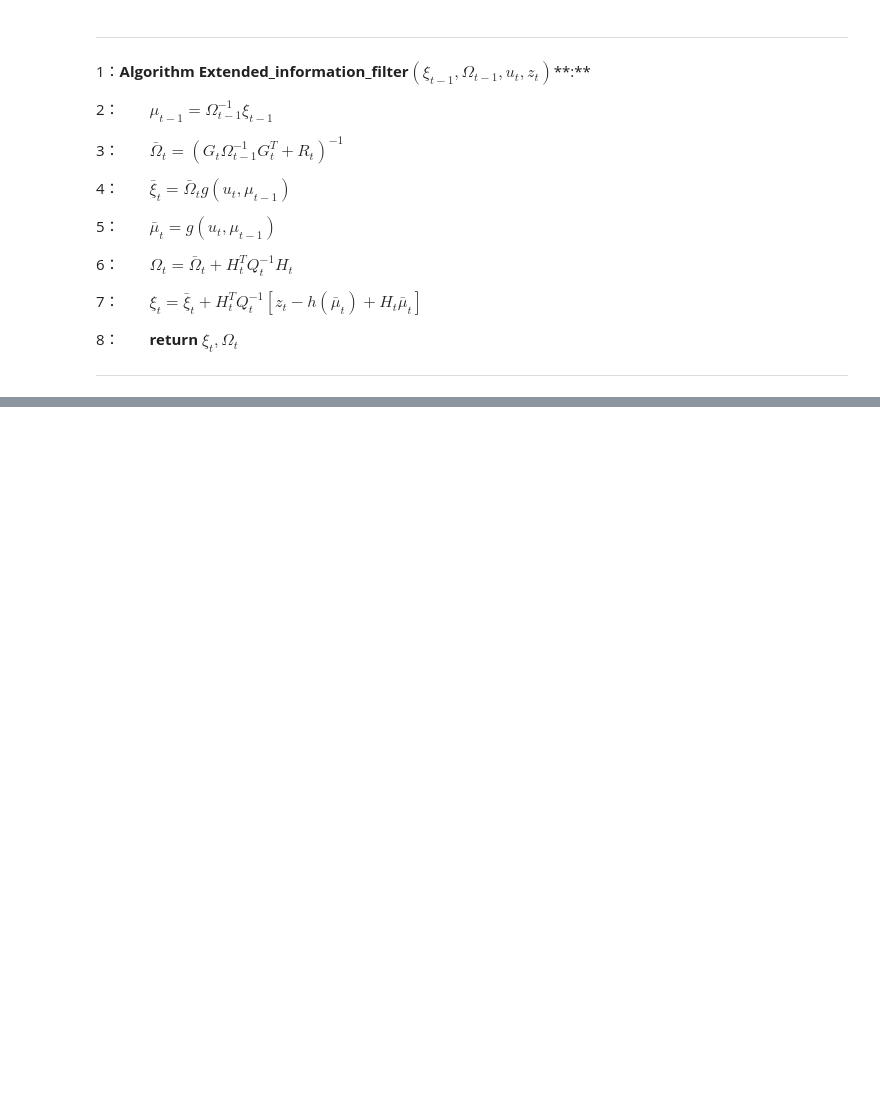
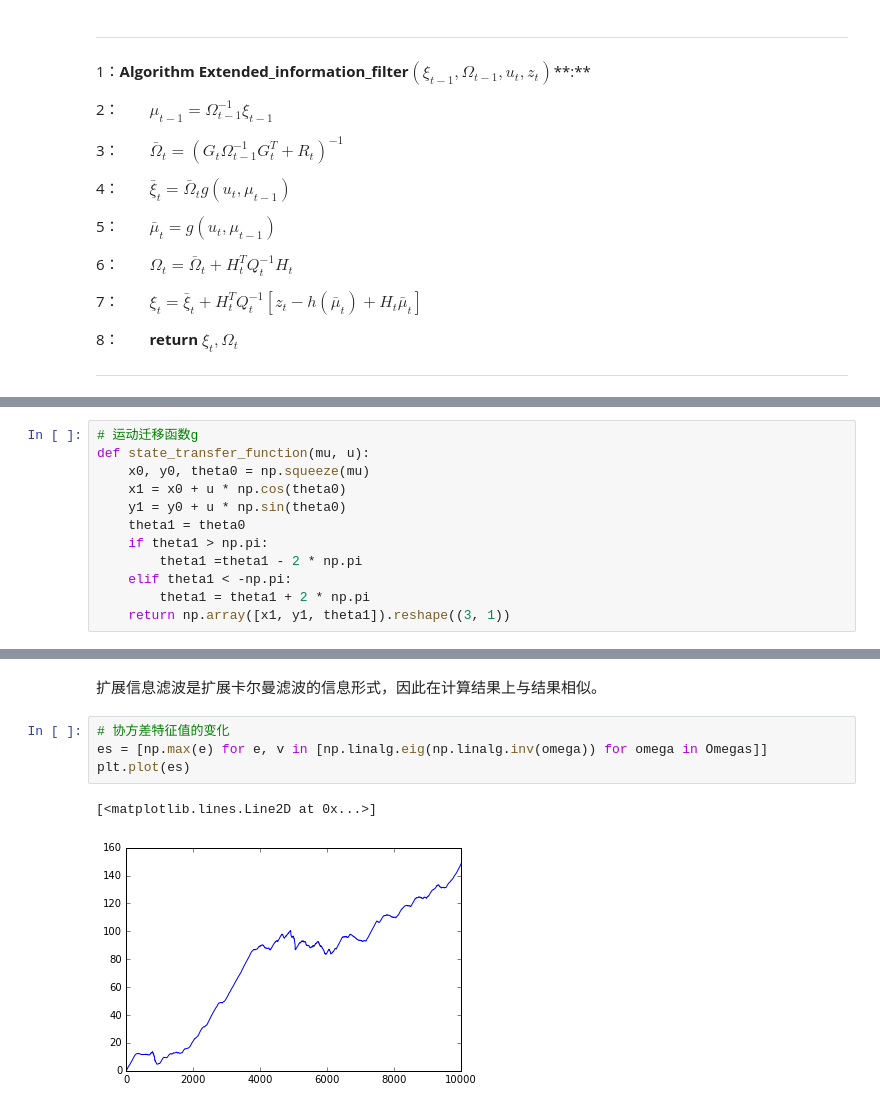
Before and after one commit to liuii/ProbRobotics, a Jupyter notebook: notebooks/01GaussianFileters/ExtendedInformationFilter.ipynb, the cells around one changed output, grey strips where cells are left out. Saved outputs shown, nothing was run; the diff lists cells and outputs as text; blank space fills up the shorter version.

```diff
--- a/notebooks/01GaussianFileters/ExtendedInformationFilter.ipynb
+++ b/notebooks/01GaussianFileters/ExtendedInformationFilter.ipynb
@@ -32,0 +49,12 @@ Z = np.load('./dataset/z.npy')
+# %%
+# 运动迁移函数g
+def state_transfer_function(mu, u):
+    x0, y0, theta0 = np.squeeze(mu)
+    x1 = x0 + u * np.cos(theta0)
+    y1 = y0 + u * np.sin(theta0)
+    theta1 = theta0
+    if theta1 > np.pi:
+        theta1 =theta1 - 2 * np.pi
+    elif theta1 < -np.pi:
+        theta1 = theta1 + 2 * np.pi
+    return np.array([x1, y1, theta1]).reshape((3, 1))
@@ -32,0 +135,9 @@ Z = np.load('./dataset/z.npy')
+# %% [markdown]
+扩展信息滤波是扩展卡尔曼滤波的信息形式，因此在计算结果上与结果相似。
+# %%
+# 协方差特征值的变化
+es = [np.max(e) for e, v in [np.linalg.eig(np.linalg.inv(omega)) for omega in Omegas]]
+plt.plot(es)
+# %% [output]
+[<matplotlib.lines.Line2D at 0x...>]
+[figure, added]
```
Also changed, not shown: parts of 8 cells of this notebook, 7 other files.
